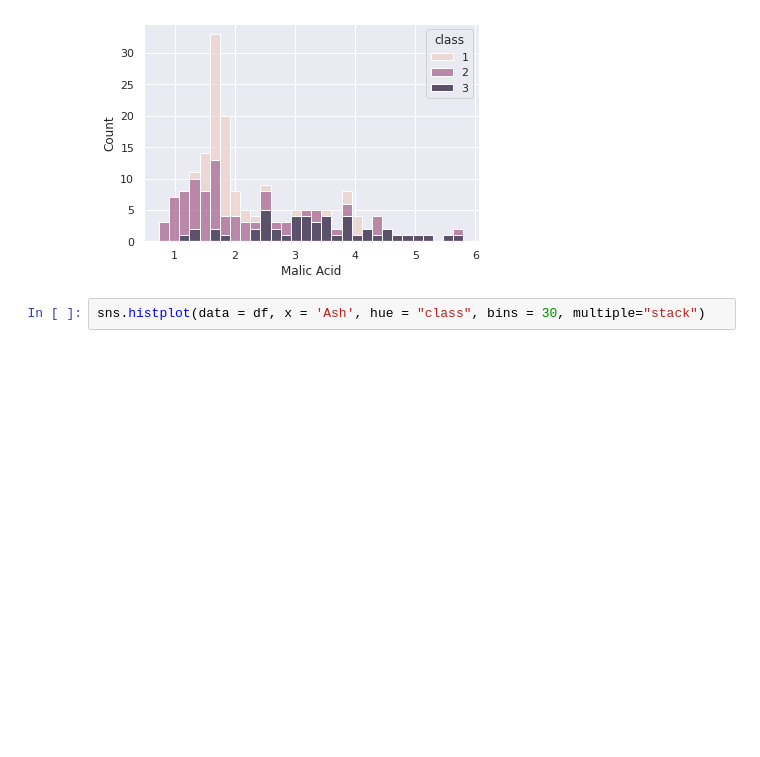
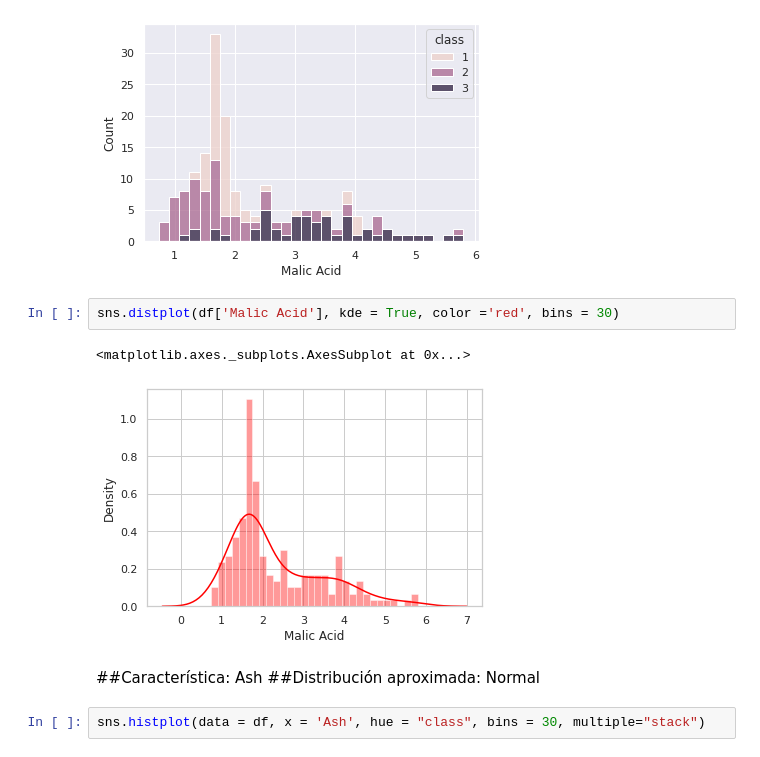
Before and after one commit to grale13/cursoad, a Jupyter notebook: M2_T3_tarea_Leopoldo_Granados.ipynb, the cells around one changed output. Drawn from its saved outputs; the diff is of its cells as text; blank space fills up the shorter version.

```diff
--- a/M2_T3_tarea_Leopoldo_Granados.ipynb
+++ b/M2_T3_tarea_Leopoldo_Granados.ipynb
@@ -57,6 +67,14 @@ sns.histplot(data = df, x = 'Malic Acid', hue = "class", bins = 30, multiple="st
 # %% [output]
 <matplotlib.axes._subplots.AxesSubplot at 0x...>
 [figure]
+# %%
+sns.distplot(df['Malic Acid'], kde = True, color ='red', bins = 30)
+# %% [output]
+<matplotlib.axes._subplots.AxesSubplot at 0x...>
+[figure, added]
+# %% [markdown]
+##Característica: Ash
+##Distribución aproximada: Normal
 # %%
 sns.histplot(data = df, x = 'Ash', hue = "class", bins = 30, multiple="stack")
 # %% [output]
```
Also changed, not shown: parts of 27 cells of this notebook.
